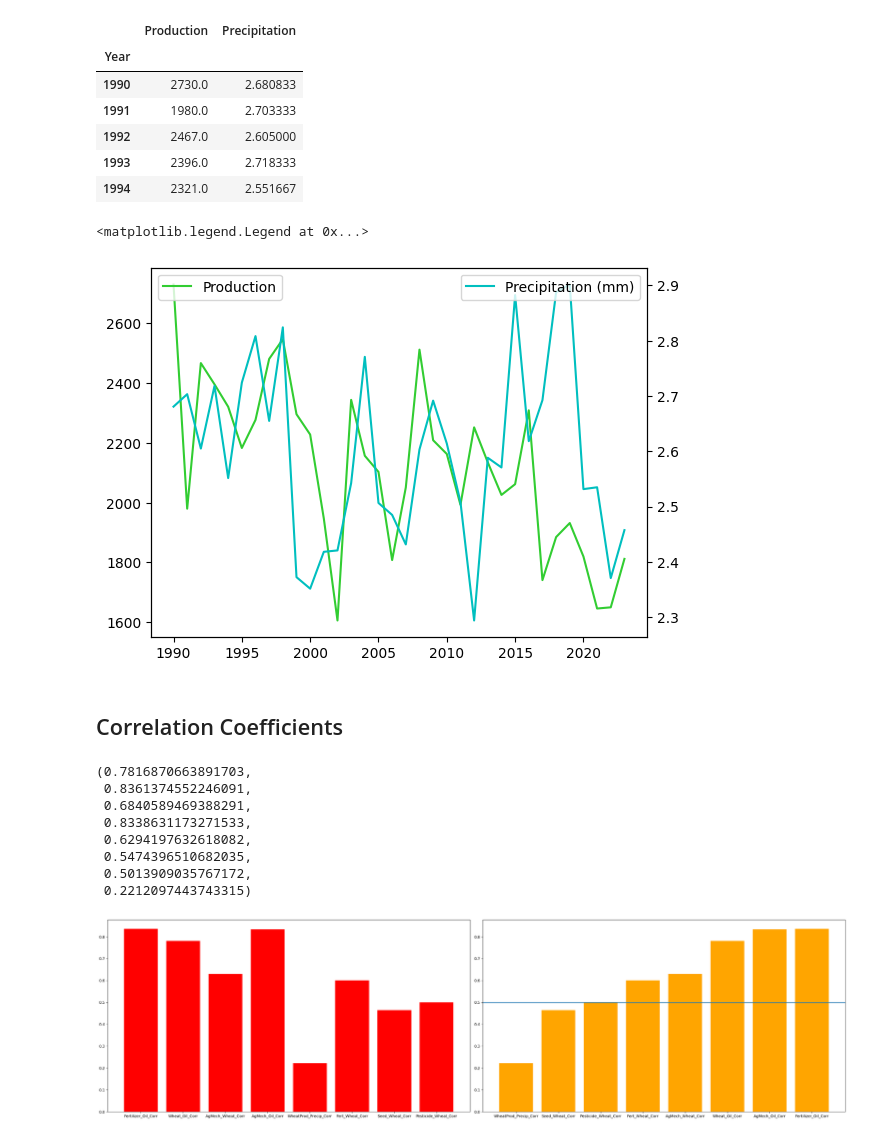
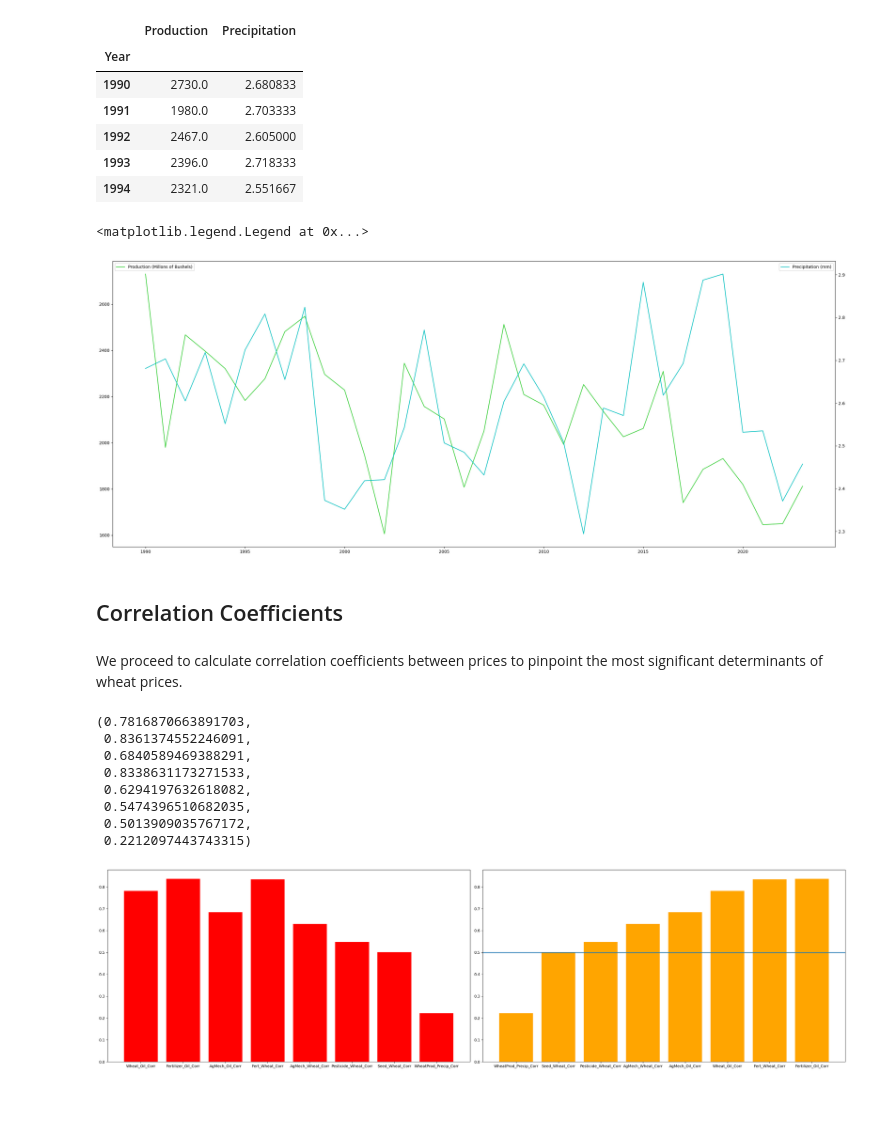
Before and after one commit to ssxnt/Wheat-Production-and-Global-Pricing-Dynamics, a Jupyter notebook: Energy/Notebooks and Datasets/final.ipynb, the cells around one changed output. Drawn from its saved outputs; the diff is of its cells as text; code cells hidden in the pictures; blank space fills up the shorter version.

```diff
--- a/Energy/Notebooks and Datasets/final.ipynb
+++ b/Energy/Notebooks and Datasets/final.ipynb
@@ -20,0 +70,9 @@ from sklearn import linear_model
+# %%
+plt.rcParams["figure.figsize"] = [25, 10]
+
+y = np.array([316000, 800000, 41000, 565000, 352000, 123000, 1272000, 140000, 7000, 218000, 5000, 400000, 400, ])
+mylabels = ['Labor', 'Machinery', 'Electricity','Oil(Gasoline)', 'Oil(Diesel)','Transportation', 'Fertilizer(Nitogen)', 'Fertillizer(Phosphorus)','Fertilizer(Potassium)','Seeds','Pesticides(insecticides)', 'Pesiticides (Herbicides)','Pesticides(Fungicides)']
+mycolors = ["red", "orange", 'gold', 'black','darkgrey','blue','green','lightgreen','lime','beige','purple','lavender', 'brown' ]
+
+plt.pie(y, labels = mylabels, startangle = 90, colors=mycolors)
+plt.show()
@@ -431,25 +502,27 @@ df.head()
 # %%
 x = df.index
 y1 = df['Production']
 y2 = df['Precipitation']
 
 fig, ax1 = plt.subplots()
 
 # duplicate the x-axis for the second y-axis
 ax2 = ax1.twinx()
 
 # plot data on the first y-axis
-ax1.plot(x, y1, color ='limegreen', label='Production')
+ax1.plot(x, y1, color ='limegreen', label='Production (Millons of Bushels)')
 ax2.plot(x, y2, color = 'c', label='Precipitation (mm)')  # the data was collected by the International Montetary Fund
 
 # display legend for both y-axes
 ax1.legend(loc='upper left')
 ax2.legend(loc='upper right')
 # %% [output]
 <matplotlib.legend.Legend at 0x...>
-[figure, old version]
+[figure, new version]
 # %% [markdown]
 ## Correlation Coefficients
+# %% [markdown]
+We proceed to calculate correlation coefficients between prices to pinpoint the most significant determinants of wheat prices.
 # %%
 Wheat_Oil_Corr = merged_df1["WTI"].corr(merged_df1["WHEAT (USD)"])
 Fertilizer_Oil_Corr = merged_df2["WTI"].corr(merged_df2["FERT"])
@@ -476,9 +549,8 @@ plt.rcParams["figure.autolayout"] = True
 
 df = pd.DataFrame(
    dict(
-      names=['Fertilizer_Oil_Corr', 'Wheat_Oil_Corr', 'AgMech_Wheat_Corr', 'AgMech_Oil_Corr', 'WheatProd_Precip_Corr','Fert_Wheat_Corr','Seed_Wheat_Corr','Pesticide_Wheat_Corr'],
-      marks=[0.8359, 0.7817, 0.6294, 0.8339, 0.2212, 0.6014, 0.4643, 0.5 ]
-   )
+      names=["Wheat_Oil_Corr", "Fertilizer_Oil_Corr", "AgMech_Oil_Corr", "Fert_Wheat_Corr", "AgMech_Wheat_Corr", "Pesticide_Wheat_Corr", "Seed_Wheat_Corr", "WheatProd_Precip_Corr"],
+      marks=[0.7816870663891703, 0.8361374552246091, 0.6840589469388291, 0.8338631173271533, 0.6294197632618082, 0.5474396510682035, 0.5013909035767172, 0.2212097443743315 ])
 )
 
 plt.subplot(121)
@@ -492,4 +564,4 @@ plt.axhline(y=0.5)
 
 plt.show()
 # %% [output]
-[figure, old version]
+[figure, new version]
```
Also changed, not shown: parts of 19 cells of this notebook.
